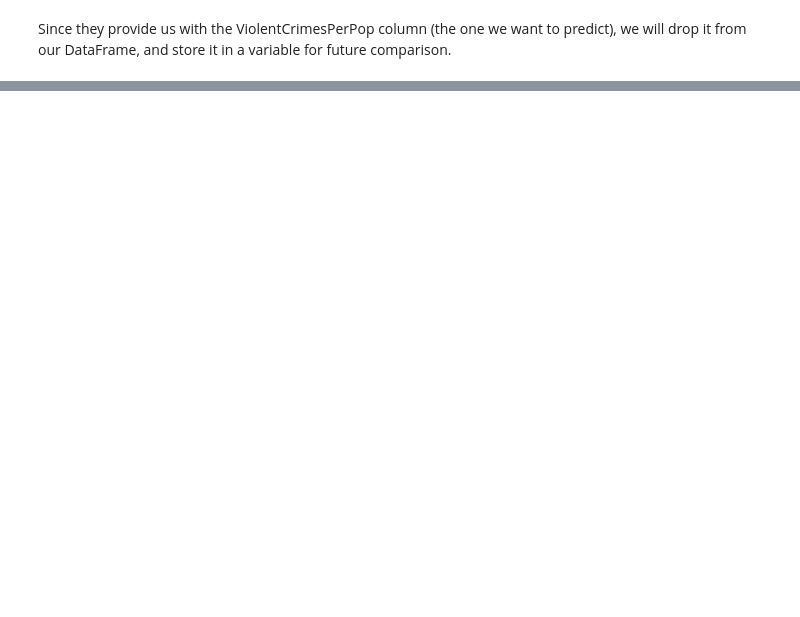
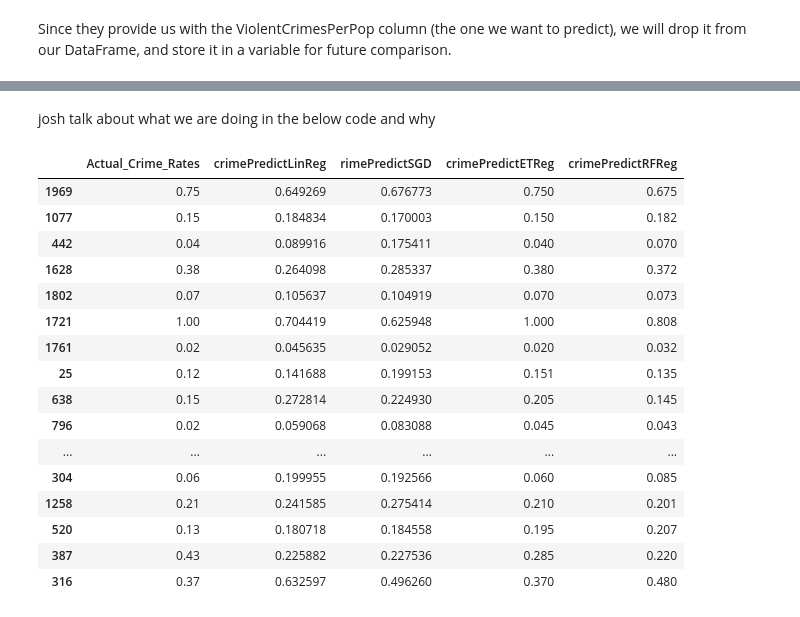
Before and after one commit to ddeychak/ddeychak.github.io, a Jupyter notebook: FinalTutorial - Gold Master.ipynb, the cells around one changed output, grey strips where cells are left out. Cells and saved outputs as stored; diff of their text form; code cells hidden in the pictures; blank space fills up the shorter version.

Commit message:
Add files via upload
added a bunch of stuff to make it look good, josh will do part 5 now

```diff
--- a/FinalTutorial - Gold Master.ipynb
+++ b/FinalTutorial - Gold Master.ipynb
@@ -229,6 +229,7 @@ Since they provide us with the ViolentCrimesPerPop column (the one we want to pr
 # %%
 violentCrimesPerPop = data['ViolentCrimesPerPop']
 violentCrimesPerPop = violentCrimesPerPop.as_matrix().flatten() #y-value
+violentCrimesSave = violentCrimesPerPop
 
 data_df = data
 data_df.drop(['communityname','ViolentCrimesPerPop'],1,inplace=True)
@@ -262,7 +263,6 @@ reg.fit(training_data_arr, training_violent_crimes)
 linear_model.LinearRegression(copy_X=True, fit_intercept=True, n_jobs=1, normalize=False)
 
 #Stochastic Gradient Descent
-
 SGD = SGDRegressor(penalty='elasticnet')
 SGD = SGD.fit(training_data_arr, training_violent_crimes)
 
@@ -279,32 +279,16 @@ RFReg = RandomForestRegressor()
 RFReg.fit(training_data_arr, training_violent_crimes)
 
 #Find most valuable feature for predicting crime rates
-a = RFReg.feature_importances_
-sorted_indRF = np.argsort(a)
+b = RFReg.feature_importances_
+sorted_indRF = np.argsort(b)
 
 _datacrimePredictRFReg = RFReg.predict(data_df)
 _datacrimePredictETReg = ETReg.predict(data_df)
 _datacrimePredictSGD = SGD.predict(data_df)
 _datacrimePredictLinReg = reg.predict(data_df)
-_dataViolentCrimesPerPop = violentCrimesPerPop
 
 data['crimePredictRFReg'] = _datacrimePredictRFReg
 data['crimePredictETReg'] = _datacrimePredictETReg
 data['rimePredictSGD'] = _datacrimePredictSGD
 data['crimePredictLinReg'] = _datacrimePredictLinReg
-data['crimePredictRFReg'] = _dataViolentCrimesPerPop
-data['ViolentCrimesPerPop'] = _dataViolentCrimesPerPop
-
-scoreList = [reg.score(test_data_arr, test_violent_crimes), SGD.score(test_data_arr, test_violent_crimes),ETReg.score(test_data_arr, test_violent_crimes),RFReg.score(test_data_arr, test_violent_crimes)]
-scoreCols = ['Linear Regression Score','Stochastic Gradient Descent Score', 'Extra Tree Regression Score', 'Random Forest Regression Score']
-scoreDF = pd.DataFrame(scoreList,scoreCols)
-scoreDF.reindex_axis(scoreDF.mean().sort_values().index, axis=1)
-ICD.display(scoreDF)
-
-etDF = pd.DataFrame(data_df.columns[sorted_indET[-5:]], columns=['Feature Importance of Extra Tree Regressor'])
-etDF = etDF.reindex(index=etDF.index[::-1])
-ICD.display(etDF)
-
-rfDF = pd.DataFrame(data_df.columns[sorted_indRF[-5:]], columns=['Feature Importance of Random Forest Regressor'])
-rfDF = rfDF.reindex(index=rfDF.index[::-1])
-ICD.display(rfDF)
+data['ViolentCrimesPerPop'] = violentCrimesSave
@@ -328,0 +372,28 @@ ICD.display(rfDF)
+# %% [markdown]
+josh talk about what we are doing in the below code and why
+# %%
+#Create dataframe for comparing true violent crimes per pop vs our predictions
+compDF = data.sample(25) #pick 25 random rows out of the 1994 we have
+compDFCols = ['crimePredictRFReg', 'crimePredictETReg', 'rimePredictSGD', 'crimePredictLinReg','ViolentCrimesPerPop']
+compDFCols = compDFCols[::-1]
+compDF = compDF[compDFCols].copy()
+compDF = compDF.rename(columns = {'ViolentCrimesPerPop':'Actual_Crime_Rates'})
+compDF
+# %% [output]
+|  | Actual_Crime_Rates | crimePredictLinReg | rimePredictSGD | crimePredictETReg | crimePredictRFReg |
+| 1969 | 0.75 | 0.649269 | 0.676773 | 0.750 | 0.675 |
+| 1077 | 0.15 | 0.184834 | 0.170003 | 0.150 | 0.182 |
+| 442 | 0.04 | 0.089916 | 0.175411 | 0.040 | 0.070 |
+| 1628 | 0.38 | 0.264098 | 0.285337 | 0.380 | 0.372 |
+| 1802 | 0.07 | 0.105637 | 0.104919 | 0.070 | 0.073 |
+| 1721 | 1.00 | 0.704419 | 0.625948 | 1.000 | 0.808 |
+| 1761 | 0.02 | 0.045635 | 0.029052 | 0.020 | 0.032 |
+| 25 | 0.12 | 0.141688 | 0.199153 | 0.151 | 0.135 |
+| 638 | 0.15 | 0.272814 | 0.224930 | 0.205 | 0.145 |
+| 796 | 0.02 | 0.059068 | 0.083088 | 0.045 | 0.043 |
+| ... | ... | ... | ... | ... | ... |
+| 304 | 0.06 | 0.199955 | 0.192566 | 0.060 | 0.085 |
+| 1258 | 0.21 | 0.241585 | 0.275414 | 0.210 | 0.201 |
+| 520 | 0.13 | 0.180718 | 0.184558 | 0.195 | 0.207 |
+| 387 | 0.43 | 0.225882 | 0.227536 | 0.285 | 0.220 |
+| 316 | 0.37 | 0.632597 | 0.496260 | 0.370 | 0.480 |
```
Also changed, not shown: parts of 11 cells of this notebook.
